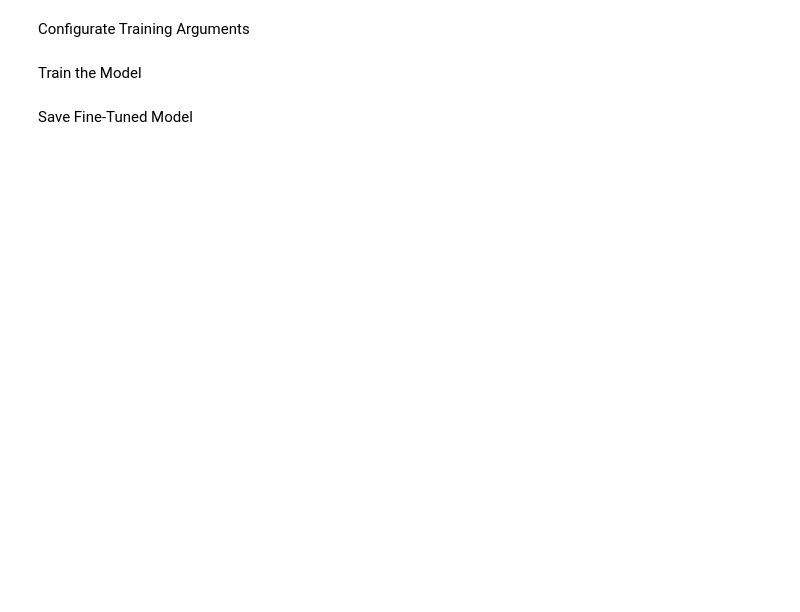
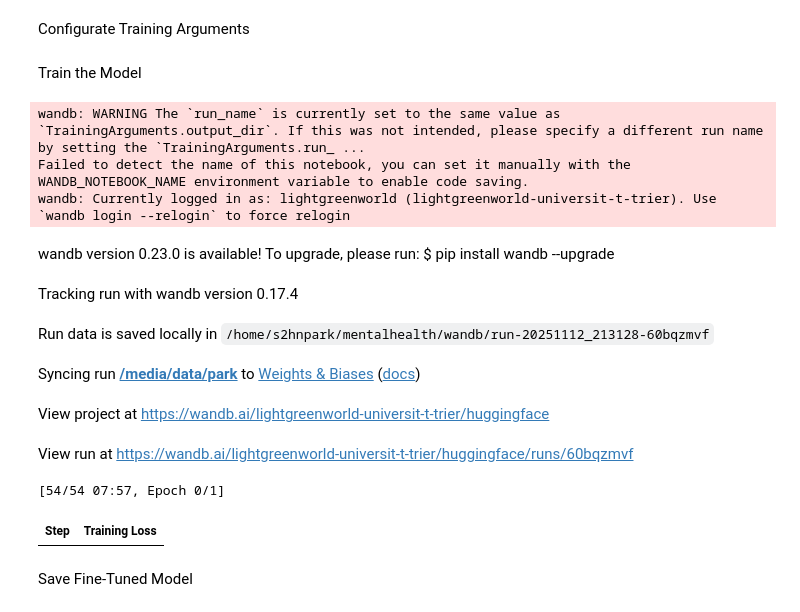
Before and after one commit to LightGreenWorld/mentalhealth_LLM, a Jupyter notebook: mentalhealth_LLM.ipynb, the cells around one changed output. Saved outputs shown, nothing was run; the diff lists cells and outputs as text; code cells hidden in the pictures; blank space fills up the shorter version.

```diff
--- a/mentalhealth_LLM.ipynb
+++ b/mentalhealth_LLM.ipynb
@@ -105,5 +214,5 @@ lora_config = LoraConfig(
     task_type="CAUSAL_LM"
 )
 
-model = get_peft_model(model, lora_config)
-model.print_trainable_parameters()
+qlora_model = get_peft_model(model, lora_config)
+qlora_model.print_trainable_parameters()
@@ -111,17 +222,20 @@ model.print_trainable_parameters()
 Configurate Training Arguments
 # %%
 training_args = TrainingArguments(
-    per_device_train_batch_size=4,
+    output_dir="/media/data/park",
+    logging_dir="/media/data/park",
+    per_device_train_batch_size=8,
     gradient_accumulation_steps=8,
     optim="adamw_bnb_8bit",
     save_total_limit=2,
     save_strategy="epoch",
     learning_rate=2e-4,
     fp16=True,
-    num_train_epochs=3,
+    num_train_epochs=1,
     ddp_find_unused_parameters=False,
     logging_steps=100,
     save_steps=500,
+    report_to="wandb"
 )
 # %% [markdown]
 Train the Model
@@ -132,12 +246,24 @@ data_collator = DataCollatorForLanguageModeling(
 )
 # %%
 trainer = Trainer(
-    model=model,
+    model=qlora_model,
     args=training_args,
     train_dataset=tokenized_dataset["train"],
     data_collator=data_collator
 )
 # %%
-trainer.train()
+trainer_stats = trainer.train()
+# %% [output]
+wandb: WARNING The `run_name` is currently set to the same value as `TrainingArguments.output_dir`. If this was not intended, please specify a different run name by setting the `TrainingArguments.run_ ...
+Failed to detect the name of this notebook, you can set it manually with the WANDB_NOTEBOOK_NAME environment variable to enable code saving.
+wandb: Currently logged in as: lightgreenworld (lightgreenworld-universit-t-trier). Use `wandb login --relogin` to force relogin
+wandb version 0.23.0 is available! To upgrade, please run: $ pip install wandb --upgrade
+Tracking run with wandb version 0.17.4
+Run data is saved locally in /home/s2hnpark/mentalhealth/wandb/run-20251112_213128-60bqzmvf
+Syncing run /media/data/park to Weights & Biases (docs)
+View project at https://wandb.ai/lightgreenworld-universit-t-trier/huggingface
+View run at https://wandb.ai/lightgreenworld-universit-t-trier/huggingface/runs/60bqzmvf
+[54/54 07:57, Epoch 0/1]
+| Step | Training Loss |
 # %% [markdown]
 Save Fine-Tuned Model
```
Also changed, not shown: parts of 27 cells of this notebook.
